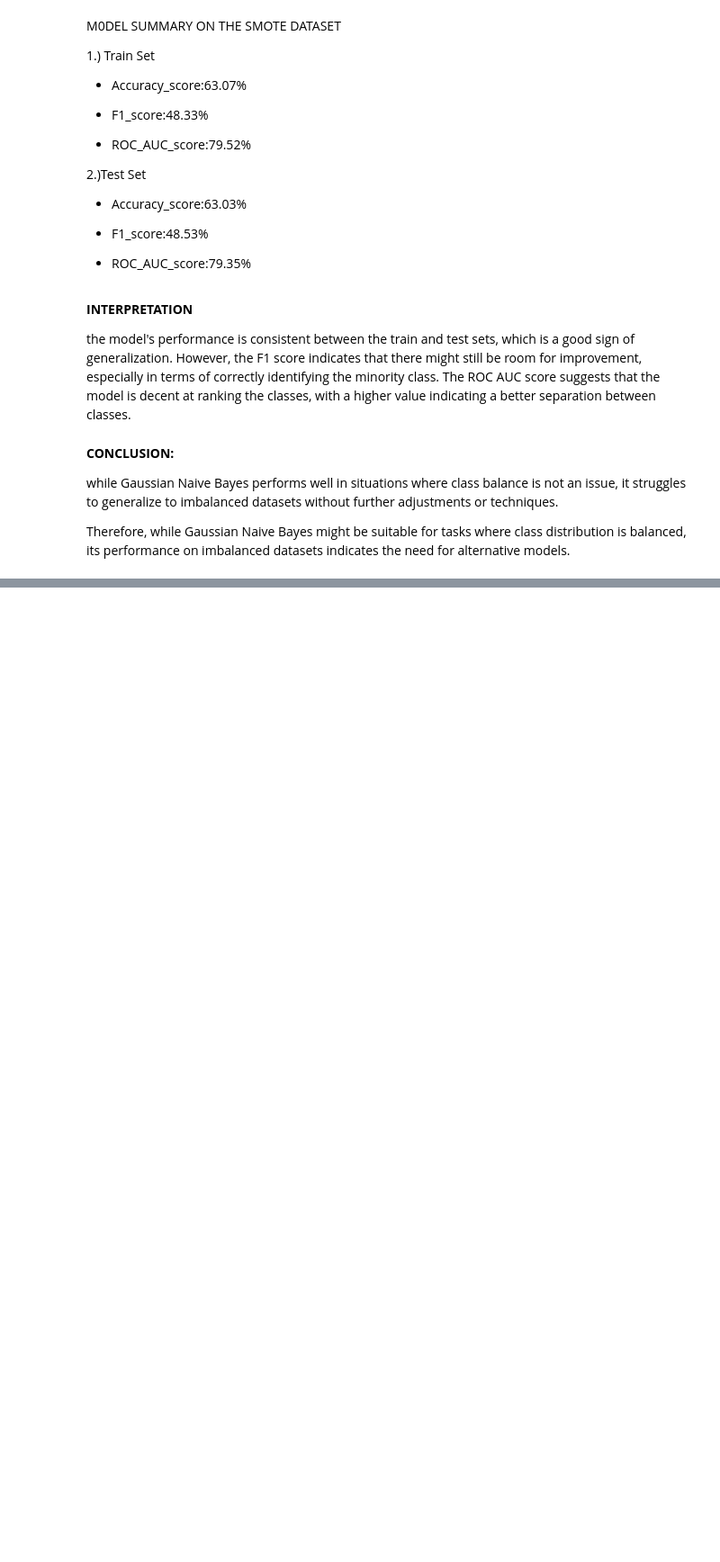
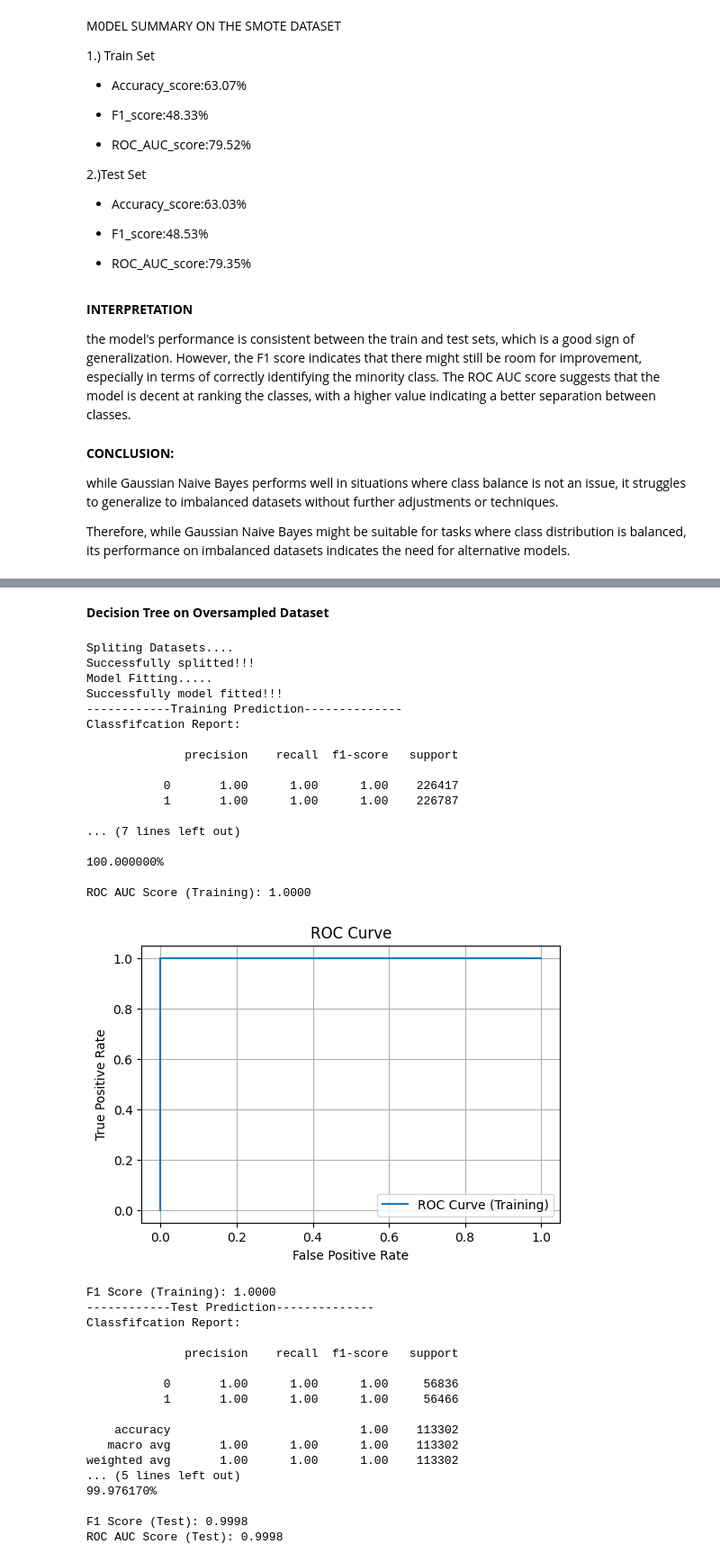
Before and after one commit to MercyKiragu/SAFESWIPE, a Jupyter notebook: notebook.ipynb, the cells around one changed output, grey strips where cells are left out. Shown at 90% size. Saved outputs shown, nothing was run; the diff lists cells and outputs as text; code cells hidden in the pictures; blank space fills up the shorter version.

```diff
--- a/notebook.ipynb
+++ b/notebook.ipynb
@@ -1272,0 +1710,40 @@ Therefore, while Gaussian Naive Bayes might be suitable for tasks where class di
+# %% [markdown]
+**Decision Tree on Oversampled Dataset**
+# %%
+DT_model(X_oversampled, y_oversampled)
+# %% [output]
+Spliting Datasets....
+Successfully splitted!!!
+Model Fitting.....
+Successfully model fitted!!!
+------------Training Prediction--------------
+Classfifcation Report:
+
+              precision    recall  f1-score   support
+
+           0       1.00      1.00      1.00    226417
+           1       1.00      1.00      1.00    226787
+
+... (7 lines left out)
+
+100.000000%
+
+ROC AUC Score (Training): 1.0000
+[figure, added]
+F1 Score (Training): 1.0000
+------------Test Prediction--------------
+Classfifcation Report:
+
+              precision    recall  f1-score   support
+
+           0       1.00      1.00      1.00     56836
+           1       1.00      1.00      1.00     56466
+
+    accuracy                           1.00    113302
+   macro avg       1.00      1.00      1.00    113302
+weighted avg       1.00      1.00      1.00    113302
+... (5 lines left out)
+99.976170%
+
+F1 Score (Test): 0.9998
+ROC AUC Score (Test): 0.9998
```
Also changed, not shown: parts of 65 cells of this notebook.
